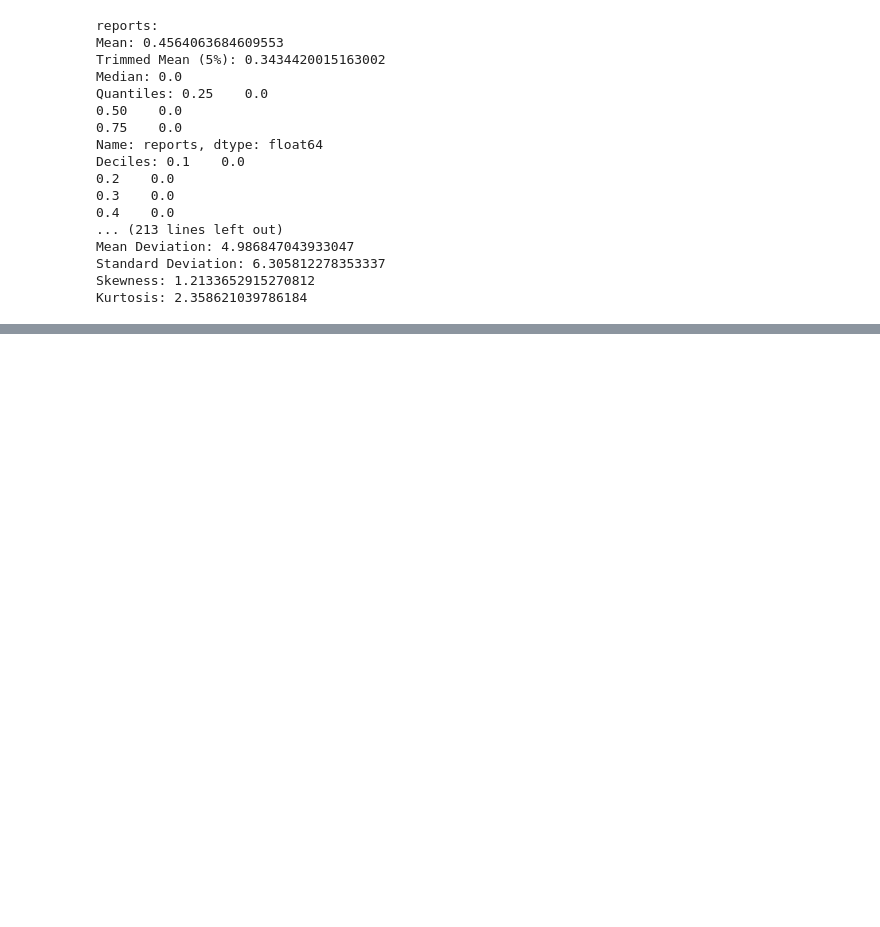
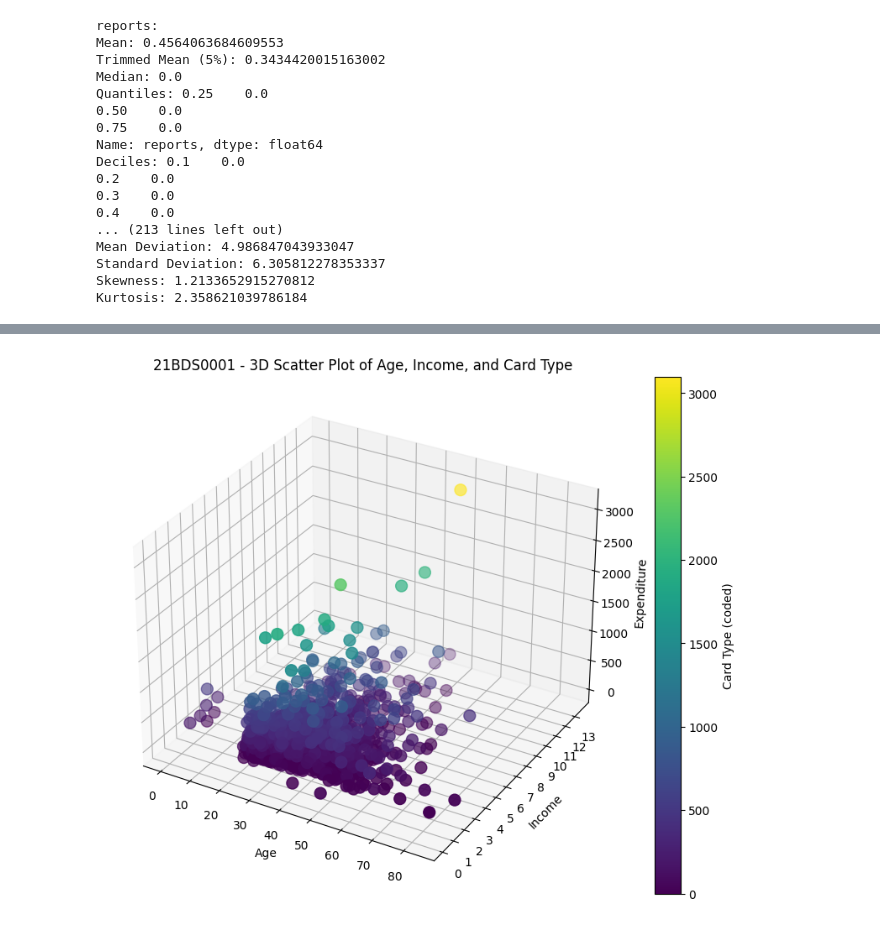
Before and after one commit to mukund-n/EDA---DA---21BDS0001, a Jupyter notebook: EDA_21BDS0001.ipynb, the cells around one changed output, grey strips where cells are left out. Cells and saved outputs as stored; diff of their text form; code cells hidden in the pictures; blank space fills up the shorter version.

```diff
--- a/EDA_21BDS0001.ipynb
+++ b/EDA_21BDS0001.ipynb
@@ -560,0 +649,23 @@ Kurtosis: 2.358621039786184
+# %%
+x = BDS0001['age']
+y = BDS0001['income']
+z = BDS0001['expenditure']
+# %%
+from mpl_toolkits.mplot3d import Axes3D
+import numpy as np
+
+fig = plt.figure(figsize=(10, 8))
+ax = fig.add_subplot(111, projection='3d')
+scatter = ax.scatter(x, y, z, c=z, cmap='viridis', marker='o', s=100)
+ax.set_xlabel('Age')
+ax.set_ylabel('Income')
+ax.set_zlabel('Expenditure')
+ax.set_xticks(np.arange(min(x), max(x)+1, 10,dtype=np.int64))
+ax.set_yticks(np.arange(min(y), max(y),1,dtype=np.int64))
+ax.set_zticks(np.arange(min(z), max(z),500,dtype=np.int64))
+cbar = plt.colorbar(scatter)
+cbar.set_label('Card Type (coded)')
+plt.title('21BDS0001 - 3D Scatter Plot of Age, Income, and Card Type')
+plt.show()
+# %% [output]
+[figure, added]
```
Also changed, not shown: parts of 8 cells of this notebook.
